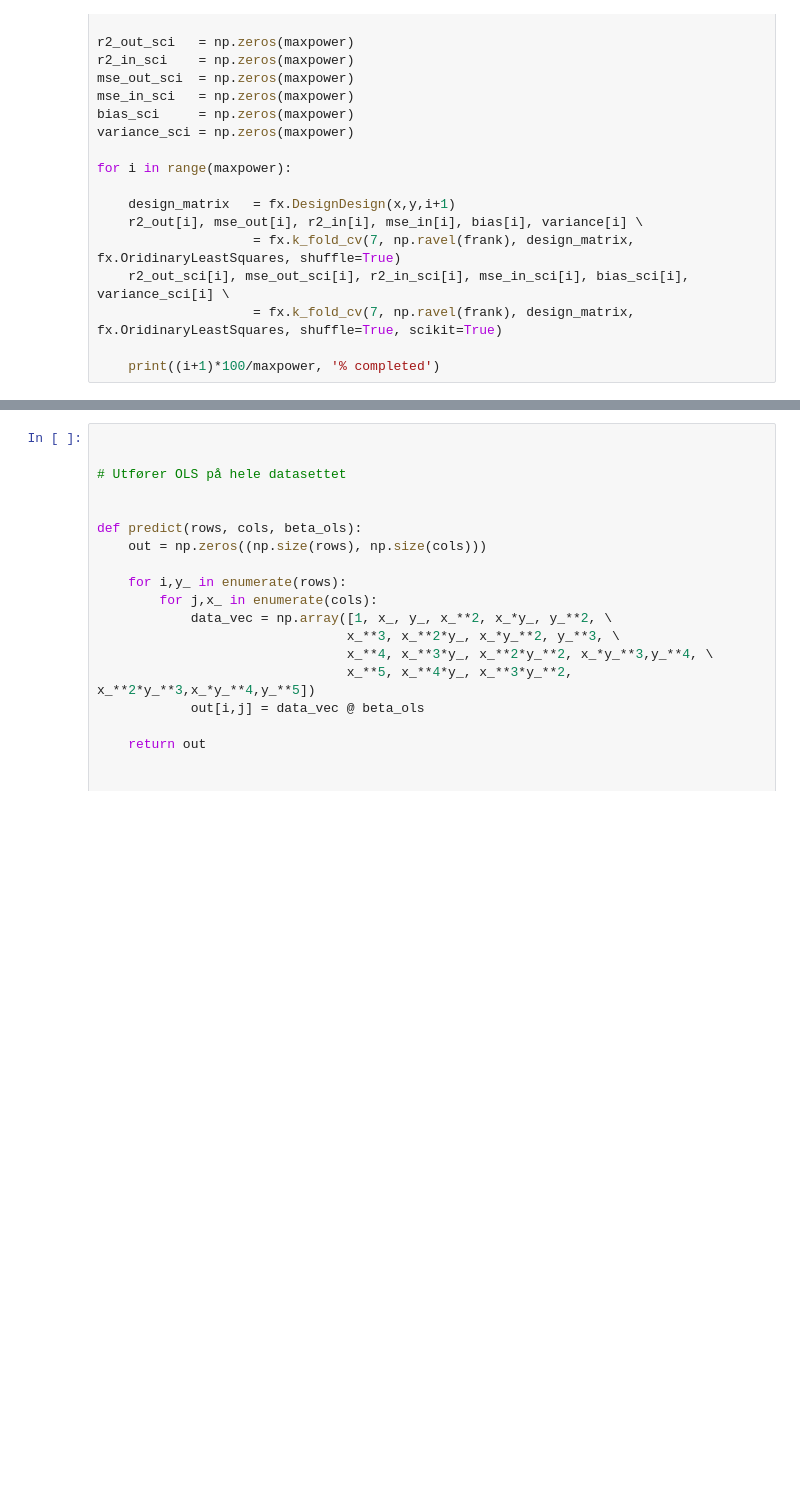
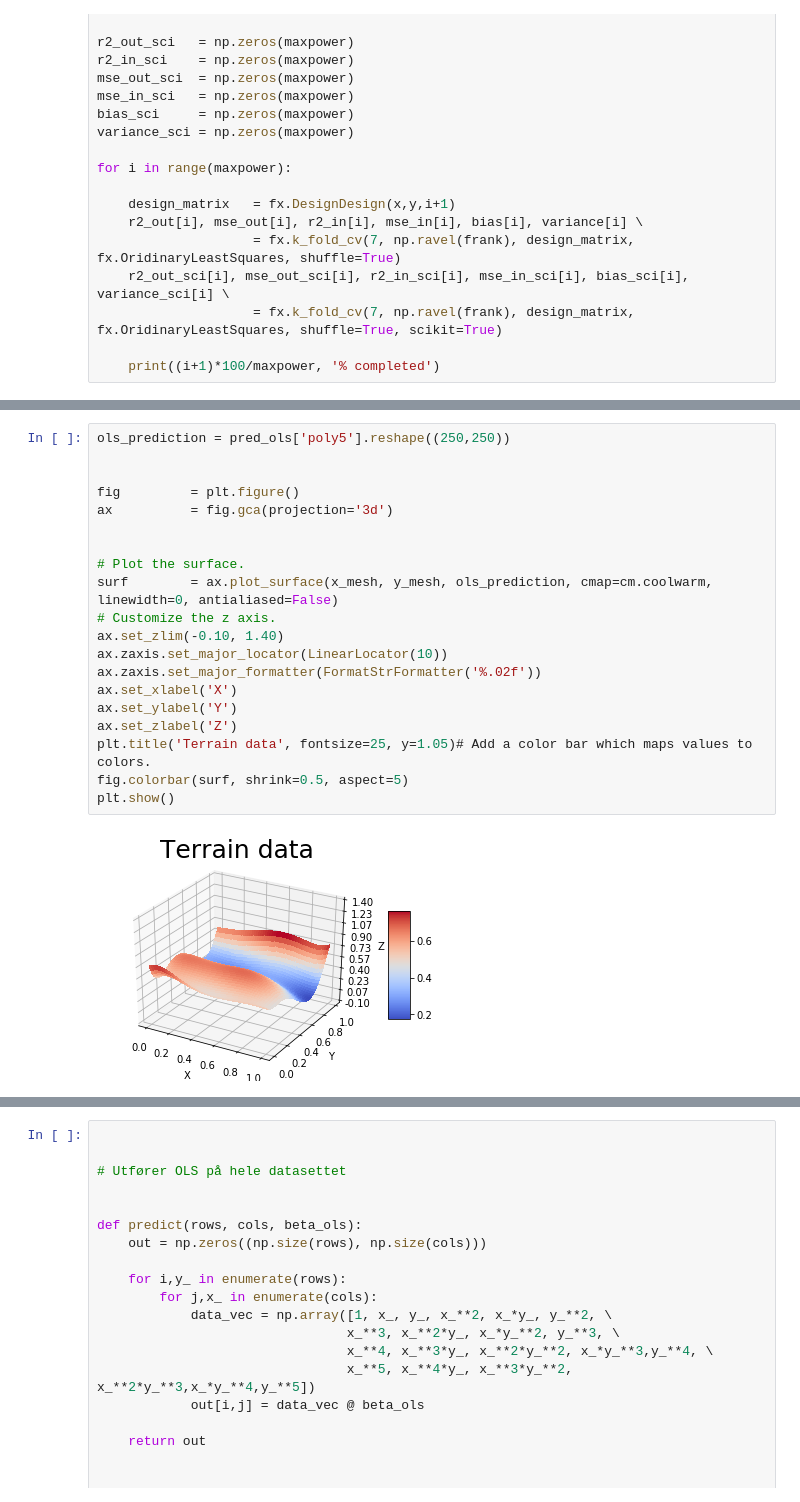
Before and after one commit to VemundST/Project1, a Jupyter notebook: main.ipynb, the cells around one changed output, grey strips where cells are left out. Saved outputs shown, nothing was run; the diff lists cells and outputs as text; blank space fills up the shorter version.

```diff
--- a/main.ipynb
+++ b/main.ipynb
@@ -695,0 +797,22 @@ plt.show()
+# %%
+ols_prediction = pred_ols['poly5'].reshape((250,250))
+
+
+fig         = plt.figure()
+ax          = fig.gca(projection='3d')
+
+
+# Plot the surface.
+surf        = ax.plot_surface(x_mesh, y_mesh, ols_prediction, cmap=cm.coolwarm, linewidth=0, antialiased=False)
+# Customize the z axis.
+ax.set_zlim(-0.10, 1.40)
+ax.zaxis.set_major_locator(LinearLocator(10))
+ax.zaxis.set_major_formatter(FormatStrFormatter('%.02f'))
+ax.set_xlabel('X')
+ax.set_ylabel('Y')
+ax.set_zlabel('Z')
+plt.title('Terrain data', fontsize=25, y=1.05)# Add a color bar which maps values to colors.
+fig.colorbar(surf, shrink=0.5, aspect=5)
+plt.show()
+# %% [output]
+[figure, added]
```
Also changed, not shown: parts of 19 cells of this notebook.
